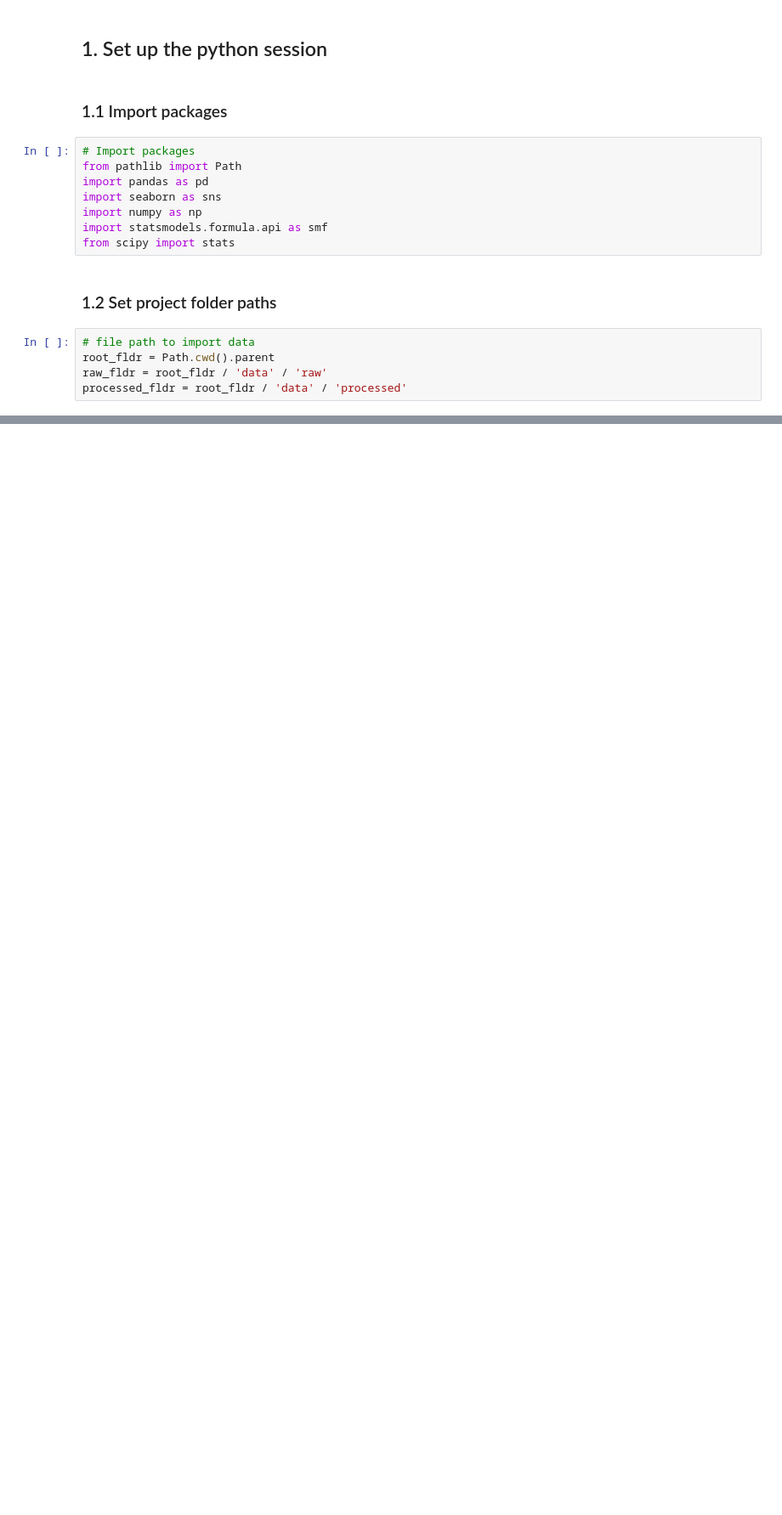
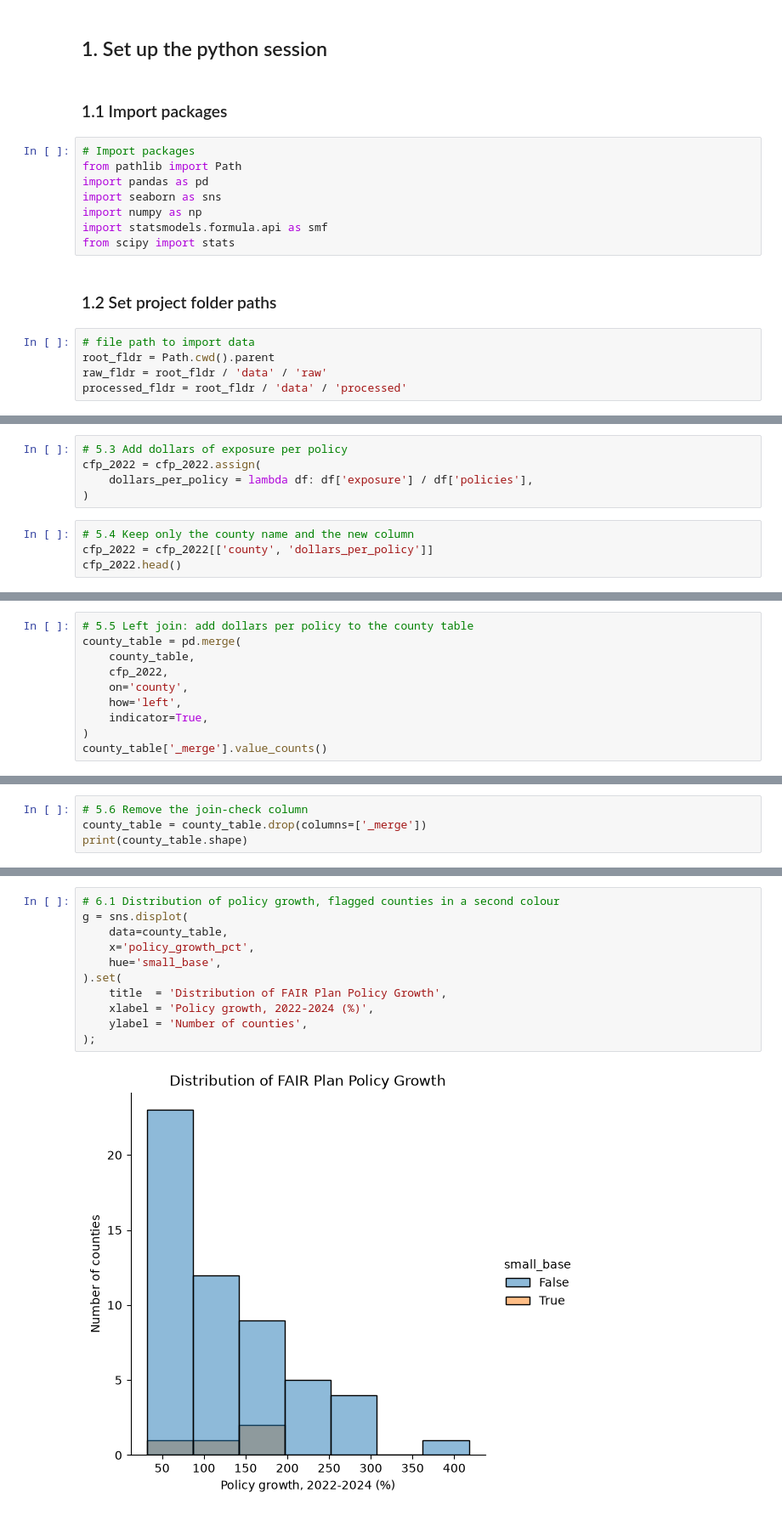
Before and after one commit to maya-schroder/SchroderSwireYangThieu, a Jupyter notebook: scripts/County_Validation_Analysis.ipynb, the cells around one changed output, grey strips where cells are left out. Shown at 85% size. Saved outputs shown, nothing was run; the diff lists cells and outputs as text; blank space fills up the shorter version.

```diff
--- a/scripts/County_Validation_Analysis.ipynb
+++ b/scripts/County_Validation_Analysis.ipynb
@@ -27,0 +107,9 @@ FileNotFoundError: [Errno 2] No such file or directory: 'c:\\Users\\qt29\\Docume
+# %%
+# 5.3 Add dollars of exposure per policy
+cfp_2022 = cfp_2022.assign(
+    dollars_per_policy = lambda df: df['exposure'] / df['policies'],
+)
+# %%
+# 5.4 Keep only the county name and the new column
+cfp_2022 = cfp_2022[['county', 'dollars_per_policy']]
+cfp_2022.head()
@@ -27,0 +123,10 @@ FileNotFoundError: [Errno 2] No such file or directory: 'c:\\Users\\qt29\\Docume
+# %%
+# 5.5 Left join: add dollars per policy to the county table
+county_table = pd.merge(
+    county_table,
+    cfp_2022,
+    on='county',
+    how='left',
+    indicator=True,
+)
+county_table['_merge'].value_counts()
@@ -27,0 +139,4 @@ FileNotFoundError: [Errno 2] No such file or directory: 'c:\\Users\\qt29\\Docume
+# %%
+# 5.6 Remove the join-check column
+county_table = county_table.drop(columns=['_merge'])
+print(county_table.shape)
@@ -27,0 +149,13 @@ FileNotFoundError: [Errno 2] No such file or directory: 'c:\\Users\\qt29\\Docume
+# %%
+# 6.1 Distribution of policy growth, flagged counties in a second colour
+g = sns.displot(
+    data=county_table,
+    x='policy_growth_pct',
+    hue='small_base',
+).set(
+    title  = 'Distribution of FAIR Plan Policy Growth',
+    xlabel = 'Policy growth, 2022-2024 (%)',
+    ylabel = 'Number of counties',
+);
+# %% [output]
+[figure, added]
```
Also changed, not shown: parts of 53 cells of this notebook.
